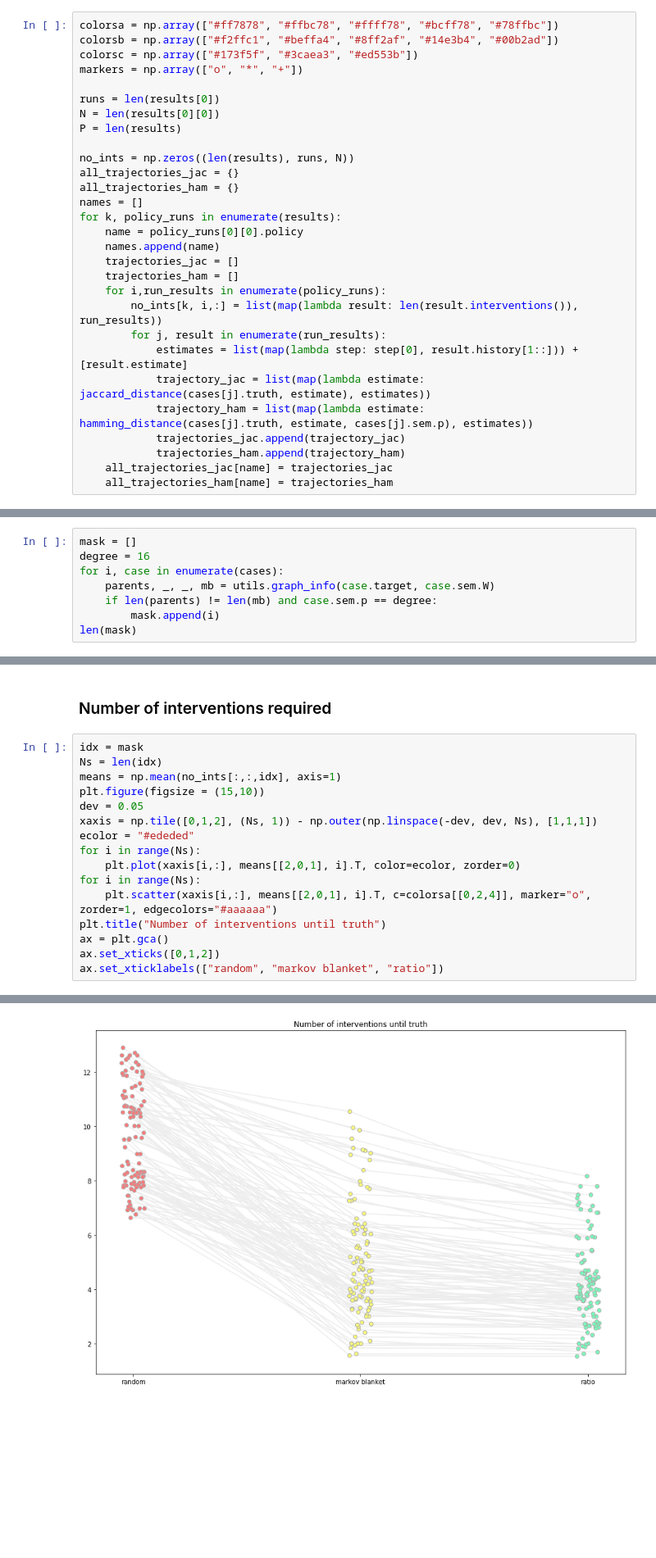
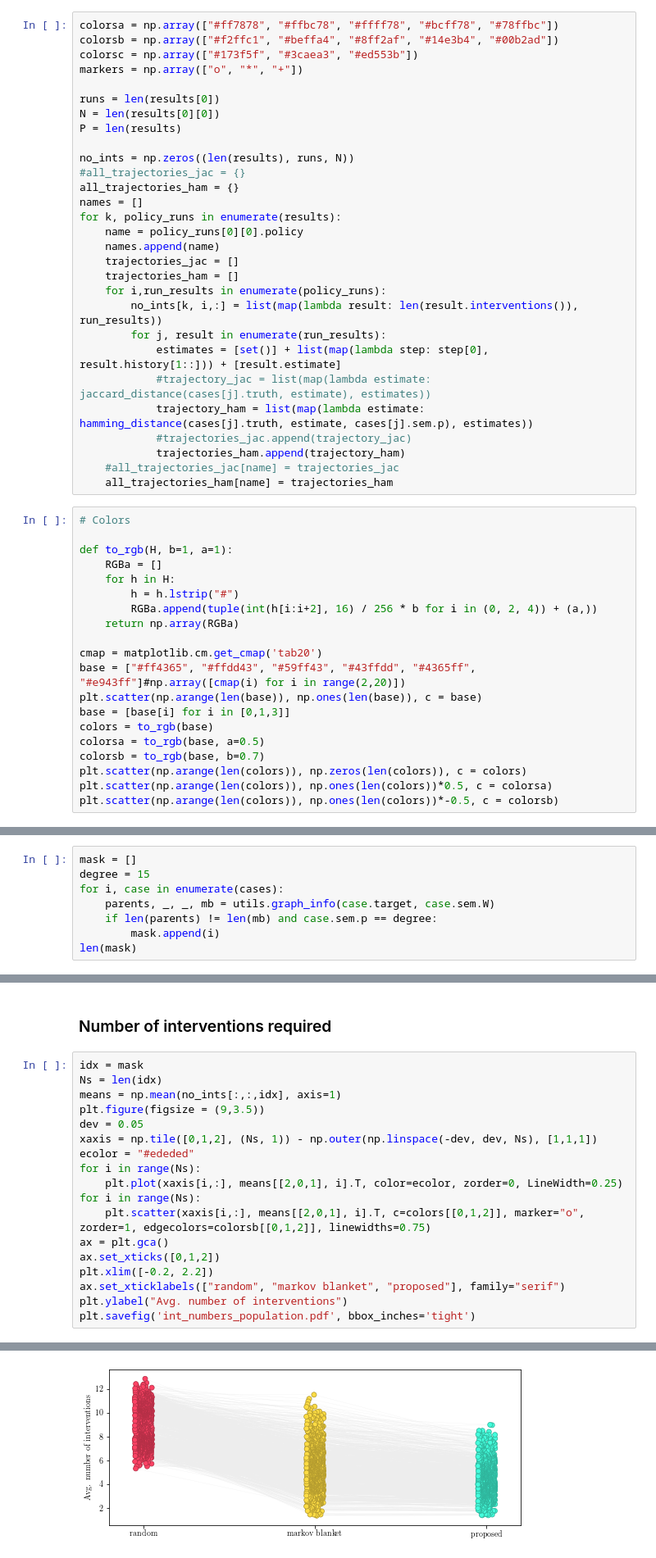
Before and after one commit to juangamella/aicp, a Jupyter notebook: plots.ipynb, the cells around one changed output, grey strips where cells are left out. Shown at 82% size. Drawn from its saved outputs; the diff is of its cells as text; blank space fills up the shorter version.

```diff
--- a/plots.ipynb
+++ b/plots.ipynb
@@ -73,7 +71,7 @@ N = len(results[0][0])
 P = len(results)
 
 no_ints = np.zeros((len(results), runs, N))
-all_trajectories_jac = {}
+#all_trajectories_jac = {}
 all_trajectories_ham = {}
 names = []
 for k, policy_runs in enumerate(results):
@@ -84,10 +82,30 @@ for k, policy_runs in enumerate(results):
     for i,run_results in enumerate(policy_runs):
         no_ints[k, i,:] = list(map(lambda result: len(result.interventions()), run_results))
         for j, result in enumerate(run_results):
-            estimates = list(map(lambda step: step[0], result.history[1::])) + [result.estimate]
-            trajectory_jac = list(map(lambda estimate: jaccard_distance(cases[j].truth, estimate), estimates))
+            estimates = [set()] + list(map(lambda step: step[0], result.history[1::])) + [result.estimate]
+            #trajectory_jac = list(map(lambda estimate: jaccard_distance(cases[j].truth, estimate), estimates))
             trajectory_ham = list(map(lambda estimate: hamming_distance(cases[j].truth, estimate, cases[j].sem.p), estimates))
-            trajectories_jac.append(trajectory_jac)
+            #trajectories_jac.append(trajectory_jac)
             trajectories_ham.append(trajectory_ham)
-    all_trajectories_jac[name] = trajectories_jac
+    #all_trajectories_jac[name] = trajectories_jac
     all_trajectories_ham[name] = trajectories_ham
+# %%
+# Colors
+
+def to_rgb(H, b=1, a=1):
+    RGBa = []
+    for h in H:
+        h = h.lstrip("#")
+        RGBa.append(tuple(int(h[i:i+2], 16) / 256 * b for i in (0, 2, 4)) + (a,))
+    return np.array(RGBa)
+
+cmap = matplotlib.cm.get_cmap('tab20')
+base = ["#ff4365", "#ffdd43", "#59ff43", "#43ffdd", "#4365ff", "#e943ff"]#np.array([cmap(i) for i in range(2,20)])
+plt.scatter(np.arange(len(base)), np.ones(len(base)), c = base)
+base = [base[i] for i in [0,1,3]]
+colors = to_rgb(base)
+colorsa = to_rgb(base, a=0.5)
+colorsb = to_rgb(base, b=0.7)
+plt.scatter(np.arange(len(colors)), np.zeros(len(colors)), c = colors)
+plt.scatter(np.arange(len(colors)), np.ones(len(colors))*0.5, c = colorsa)
+plt.scatter(np.arange(len(colors)), np.ones(len(colors))*-0.5, c = colorsb)
@@ -120,7 +148,7 @@ print("%d graphs in total" % N)
 ### Hamming Distance
 # %%
 mask = []
-degree = 16
+degree = 15
 for i, case in enumerate(cases):
     parents, _, _, mb = utils.graph_info(case.target, case.sem.W)
     if len(parents) != len(mb) and case.sem.p == degree:
@@ -167,16 +196,18 @@ plt.legend()
 idx = mask
 Ns = len(idx)
 means = np.mean(no_ints[:,:,idx], axis=1)
-plt.figure(figsize = (15,10))
+plt.figure(figsize = (9,3.5))
 dev = 0.05
 xaxis = np.tile([0,1,2], (Ns, 1)) - np.outer(np.linspace(-dev, dev, Ns), [1,1,1])
 ecolor = "#ededed"
 for i in range(Ns):
-    plt.plot(xaxis[i,:], means[[2,0,1], i].T, color=ecolor, zorder=0)
+    plt.plot(xaxis[i,:], means[[2,0,1], i].T, color=ecolor, zorder=0, LineWidth=0.25)
 for i in range(Ns):
-    plt.scatter(xaxis[i,:], means[[2,0,1], i].T, c=colorsa[[0,2,4]], marker="o", zorder=1, edgecolors="#aaaaaa")
-plt.title("Number of interventions until truth")
+    plt.scatter(xaxis[i,:], means[[2,0,1], i].T, c=colors[[0,1,2]], marker="o", zorder=1, edgecolors=colorsb[[0,1,2]], linewidths=0.75)
 ax = plt.gca()
 ax.set_xticks([0,1,2])
-ax.set_xticklabels(["random", "markov blanket", "ratio"])
+plt.xlim([-0.2, 2.2])
+ax.set_xticklabels(["random", "markov blanket", "proposed"], family="serif")
+plt.ylabel("Avg. number of interventions")
+plt.savefig('int_numbers_population.pdf', bbox_inches='tight')
 # %% [output]
@@ -184 +214 @@ ax.set_xticklabels(["random", "markov blanket", "ratio"])
-[figure, old version]
+[figure, new version]
```
Also changed, not shown: parts of 13 cells of this notebook.
